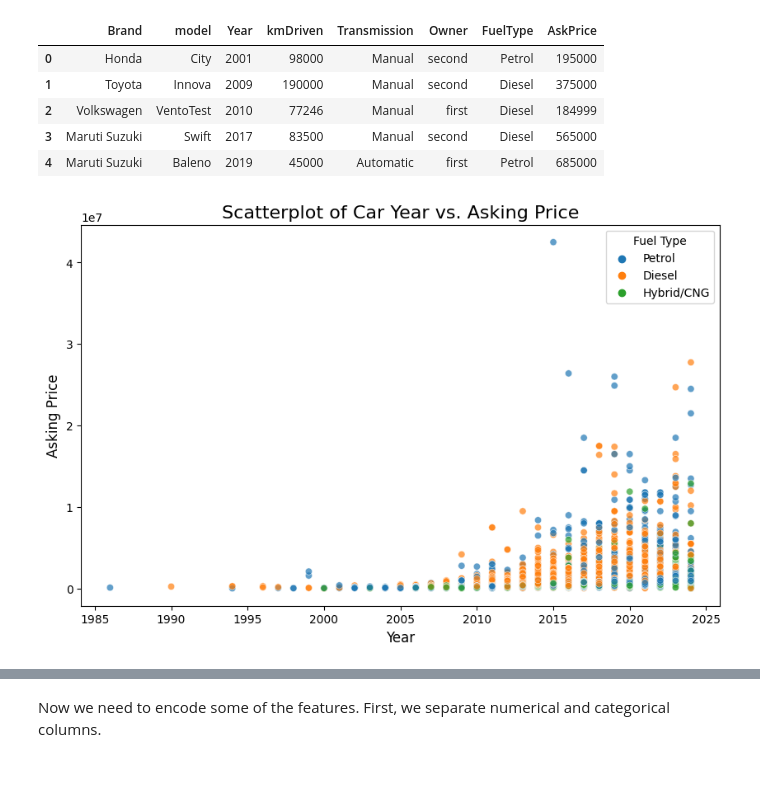
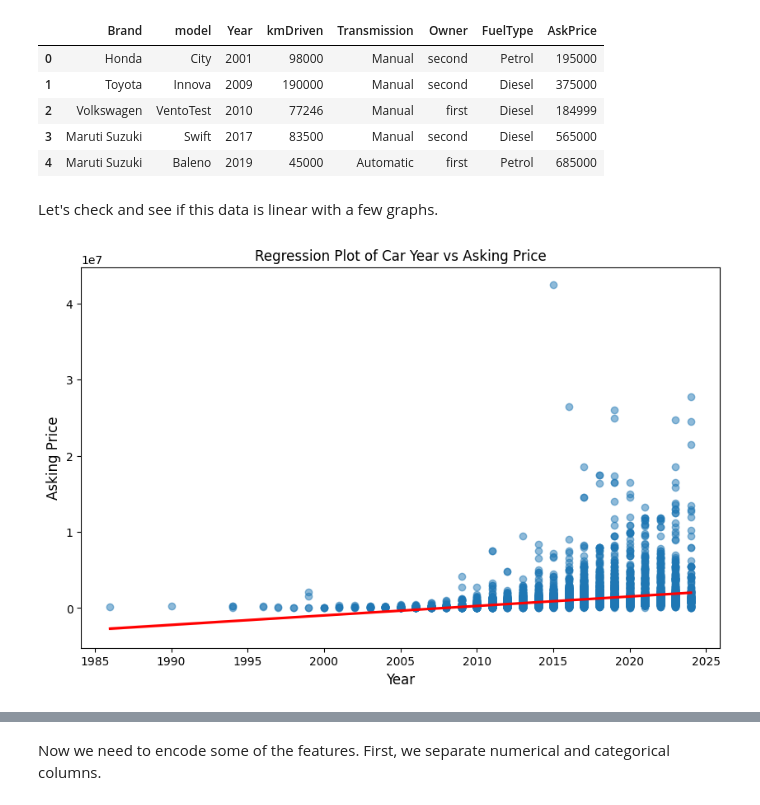
Before and after one commit to johnpospisil/used-car-values-in-india, a Jupyter notebook: used-car-values-in-india.ipynb, the cells around one changed output, grey strips where cells are left out. Saved outputs shown, nothing was run; the diff lists cells and outputs as text; code cells hidden in the pictures; blank space fills up the shorter version.

```diff
--- a/used-car-values-in-india.ipynb
+++ b/used-car-values-in-india.ipynb
@@ -435,16 +435,15 @@ df.head()
 | 2 | Volkswagen | VentoTest | 2010 | 77246 | Manual | first | Diesel | 184999 |
 | 3 | Maruti Suzuki | Swift | 2017 | 83500 | Manual | second | Diesel | 565000 |
 | 4 | Maruti Suzuki | Baleno | 2019 | 45000 | Automatic | first | Petrol | 685000 |
+# %% [markdown]
+Let's check and see if this data is linear with a few graphs.
 # %%
-# Example: Scatterplot of Age vs. AskPrice
+# Regression plot with a linear regression line
 plt.figure(figsize=(10, 6))
-sns.scatterplot(data=df, x='Year', y='AskPrice', hue='FuelType', alpha=0.7)
-
-# Add title and labels
-plt.title('Scatterplot of Car Year vs. Asking Price', fontsize=16)
+sns.regplot(data=df, x='Year', y='AskPrice', scatter_kws={'alpha': 0.5}, line_kws={'color': 'red'})
+plt.title('Regression Plot of Car Year vs Asking Price')
 plt.xlabel('Year', fontsize=12)
 plt.ylabel('Asking Price', fontsize=12)
-plt.legend(title='Fuel Type', loc='upper right')
 plt.show()
 # %% [output]
-[figure, old version]
+[figure, new version]
```
Also changed, not shown: parts of 20 cells of this notebook.
